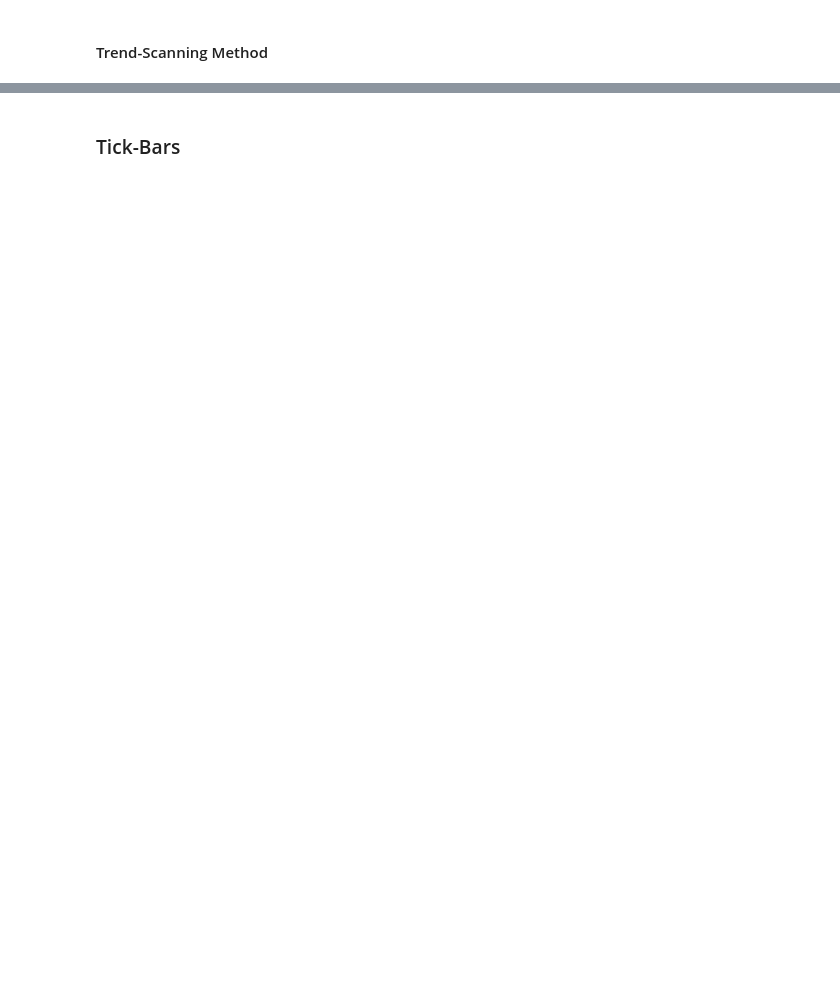
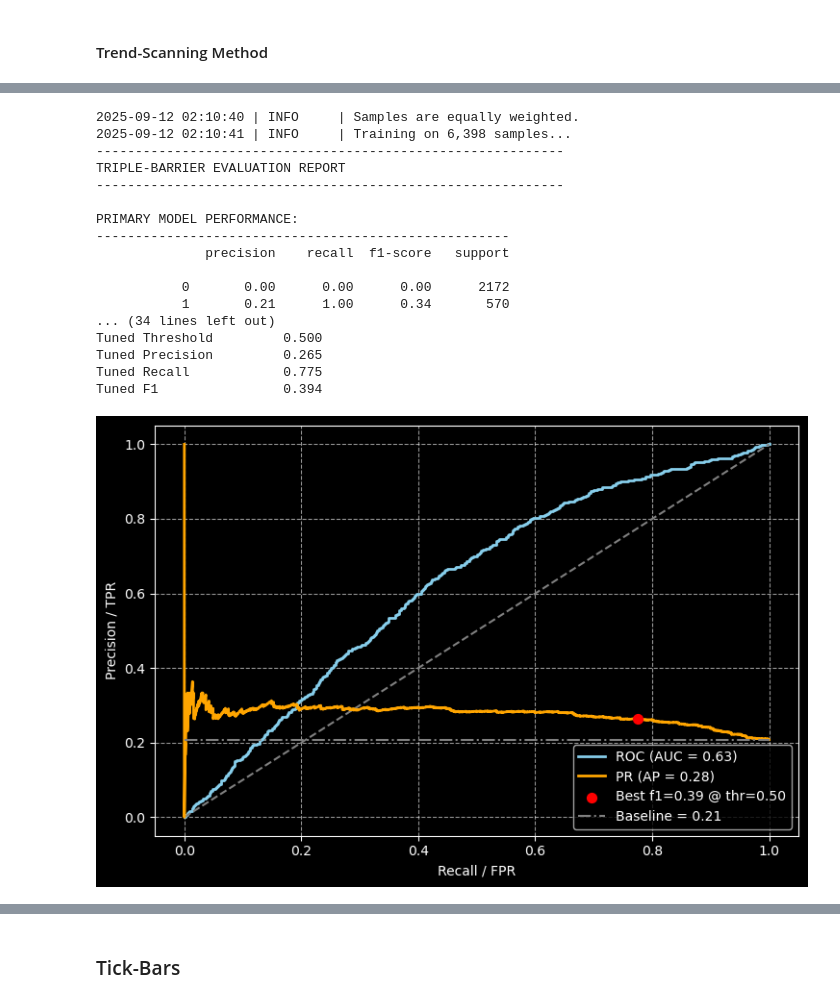
Before and after one commit to pnjoroge54/Machine-Learning-Blueprint, a Jupyter notebook: notebooks/Part_3-Labeling.ipynb, the cells around one changed output, grey strips where cells are left out. Cells and saved outputs as stored; diff of their text form; code cells hidden in the pictures; blank space fills up the shorter version.

```diff
--- a/notebooks/Part_3-Labeling.ipynb
+++ b/notebooks/Part_3-Labeling.ipynb
@@ -334,17 +311,18 @@ bb_events_tbl = triple_barrier_labels(
     pt_sl=[bb_pt_barrier, bb_sl_barrier],
     min_ret=0,
     vertical_barrier_times=vertical_barriers,
-    side_prediction=bb_side,
+    side_prediction=bb_side.loc[close.index],
     vertical_barrier_zero=True,
     verbose=False,
 )
 bb_events_tbl = get_event_weights(bb_events_tbl, close)
 bb_events_tbl_time = bb_events_tbl.copy()
-bb_events_tbl.info()
+
+print(f"Triple-Barrier (pt={bb_pt_barrier}, sl={bb_sl_barrier}, h={bb_time_horizon}):")
+value_counts_data(bb_events_tbl.bin, verbose=True)
 
 ret = bb_events_tbl.ret
 sr_bb_tbl = ret.mean() / ret.std()
 av_uniqueness = bb_events_tbl['tW'].mean()
-print(f"\nAverage Uniqueness: {av_uniqueness:.4f}")
-print(f"Sharpe Ratio: {sr_bb_tbl:.4f}")
+print(f"Average Uniqueness: {av_uniqueness:.4f}")
 # %% [output]
@@ -426,0 +466,23 @@ Name: sharpe_ratio, dtype: float64
+# %%
+model_bb_tbl_time = train_meta_model(model=rf, features=bb_feat_time, labels=bb_events_tbl_time)
+print(f"{dashes}\nTRIPLE-BARRIER EVALUATION REPORT\n{dashes}")
+summary = meta_labelling_reports(model_bb_tbl_time, plot=True)
+# %% [output]
+2025-09-12 02:10:40 | INFO     | Samples are equally weighted.
+2025-09-12 02:10:41 | INFO     | Training on 6,398 samples...
+------------------------------------------------------------
+TRIPLE-BARRIER EVALUATION REPORT
+------------------------------------------------------------
+
+PRIMARY MODEL PERFORMANCE:
+-----------------------------------------------------
+              precision    recall  f1-score   support
+
+           0       0.00      0.00      0.00      2172
+           1       0.21      1.00      0.34       570
+... (34 lines left out)
+Tuned Threshold         0.500
+Tuned Precision         0.265
+Tuned Recall            0.775
+Tuned F1                0.394
+[figure, added]
```
Also changed, not shown: parts of 141 cells of this notebook.
